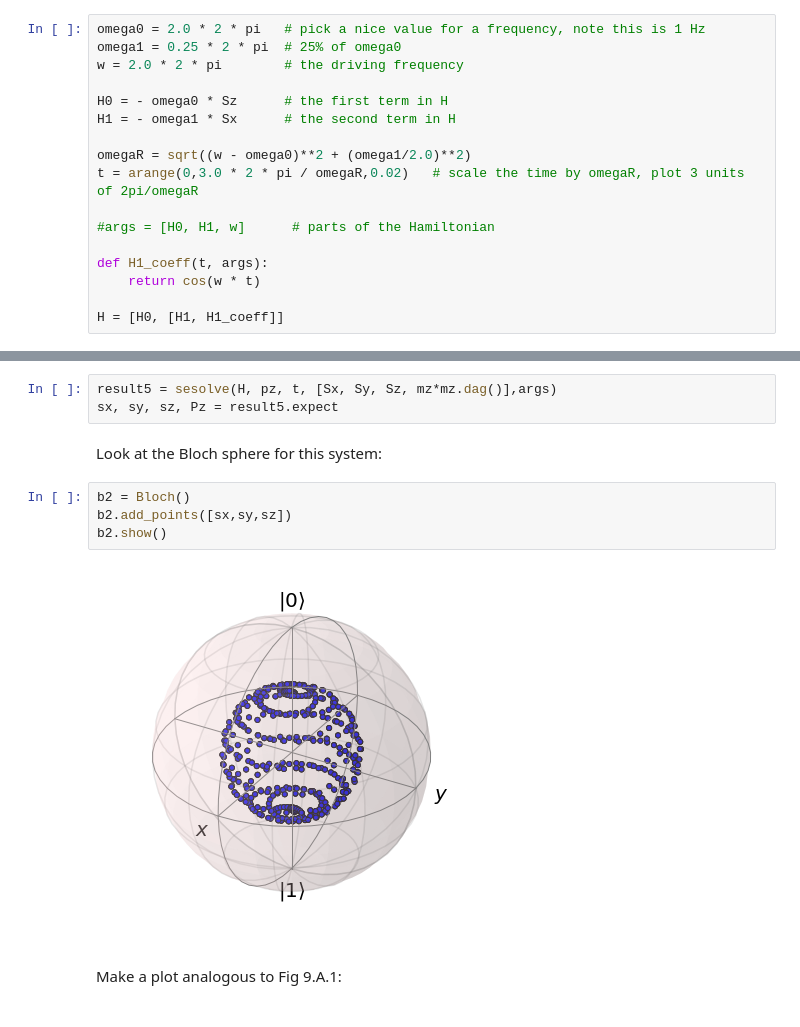
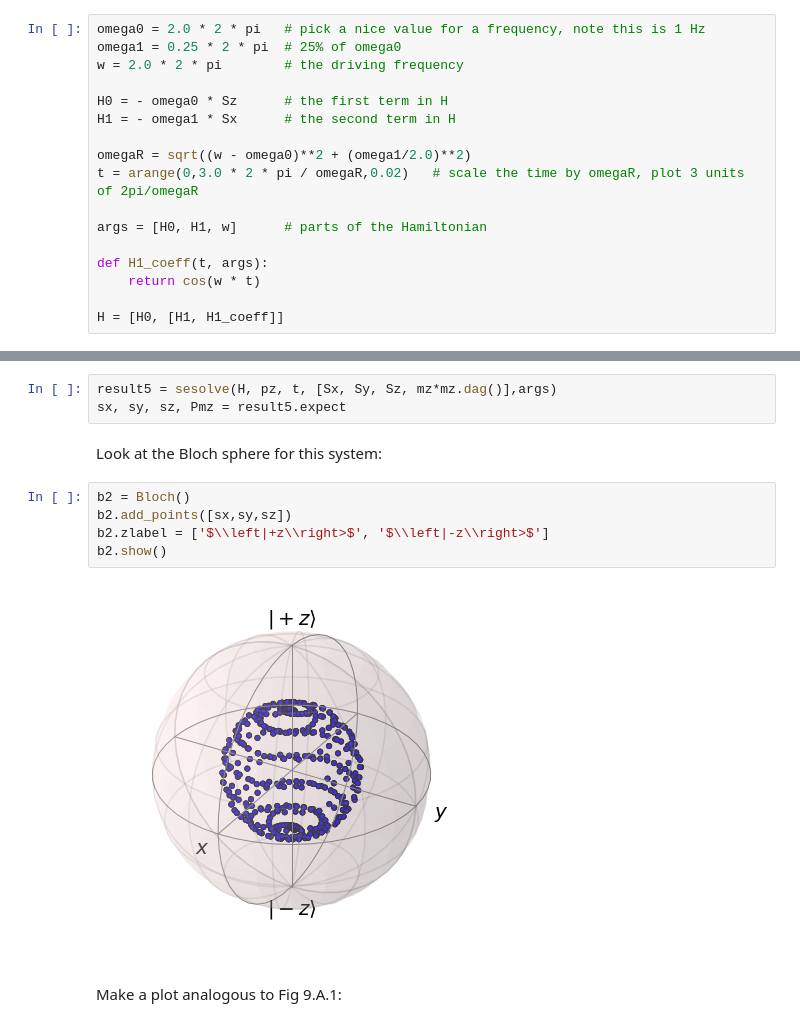
Before and after one commit to amcdawes/QMlabs, a Jupyter notebook: Lab 7 - Time Evolution.ipynb, the cells around one changed output, grey strips where cells are left out. Cells and saved outputs as stored; diff of their text form.

```diff
--- a/Lab 7 - Time Evolution.ipynb
+++ b/Lab 7 - Time Evolution.ipynb
@@ -110,7 +130,7 @@ H1 = - omega1 * Sx      # the second term in H
 omegaR = sqrt((w - omega0)**2 + (omega1/2.0)**2)
 t = arange(0,3.0 * 2 * pi / omegaR,0.02)   # scale the time by omegaR, plot 3 units of 2pi/omegaR
 
-#args = [H0, H1, w]      # parts of the Hamiltonian
+args = [H0, H1, w]      # parts of the Hamiltonian
 
 def H1_coeff(t, args):
     return cos(w * t)
@@ -120,14 +140,15 @@ H = [H0, [H1, H1_coeff]]
 The next line calls a Schrödinger equation solver (sesolve). It's arguments are the Hamiltonian, the starting state (pz), the time values, a list of operators, and the arguments to the function H_t. `sesolve` returns many things, but the `expect` method is most useful, it gives the expectation values of the four operators in the operator list. Notice the fourth operator is the |-z> projection operator. It's expectation value is $P(|-z\rangle,t)$
 # %%
 result5 = sesolve(H, pz, t, [Sx, Sy, Sz, mz*mz.dag()],args)
-sx, sy, sz, Pz = result5.expect
+sx, sy, sz, Pmz = result5.expect
 # %% [markdown]
 Look at the Bloch sphere for this system:
 # %%
 b2 = Bloch()
 b2.add_points([sx,sy,sz])
+b2.zlabel = ['$\\left|+z\\right>$', '$\\left|-z\\right>$']
 b2.show()
 # %% [output]
-[figure, old version]
+[figure, new version]
 # %% [markdown]
 Make a plot analogous to Fig 9.A.1:
```
Also changed, not shown: parts of 19 cells of this notebook.
